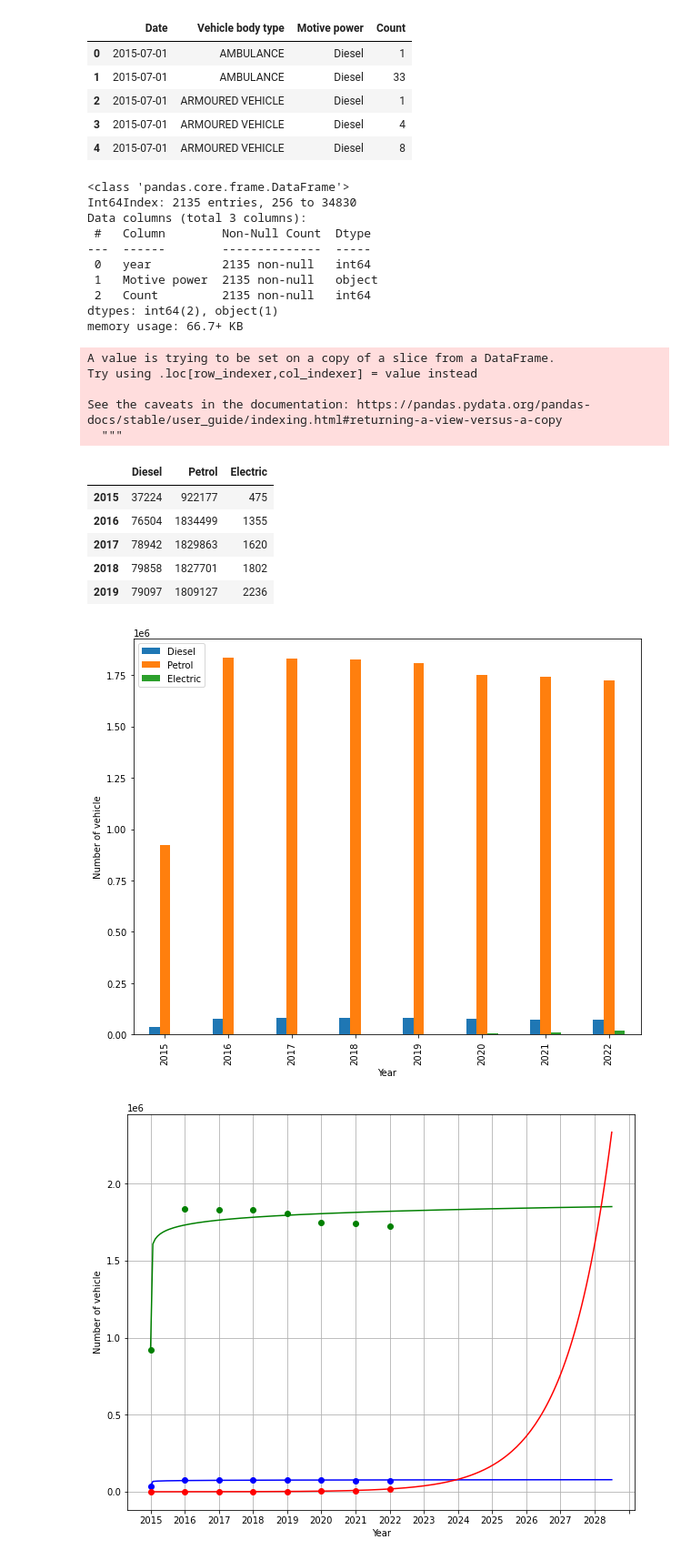
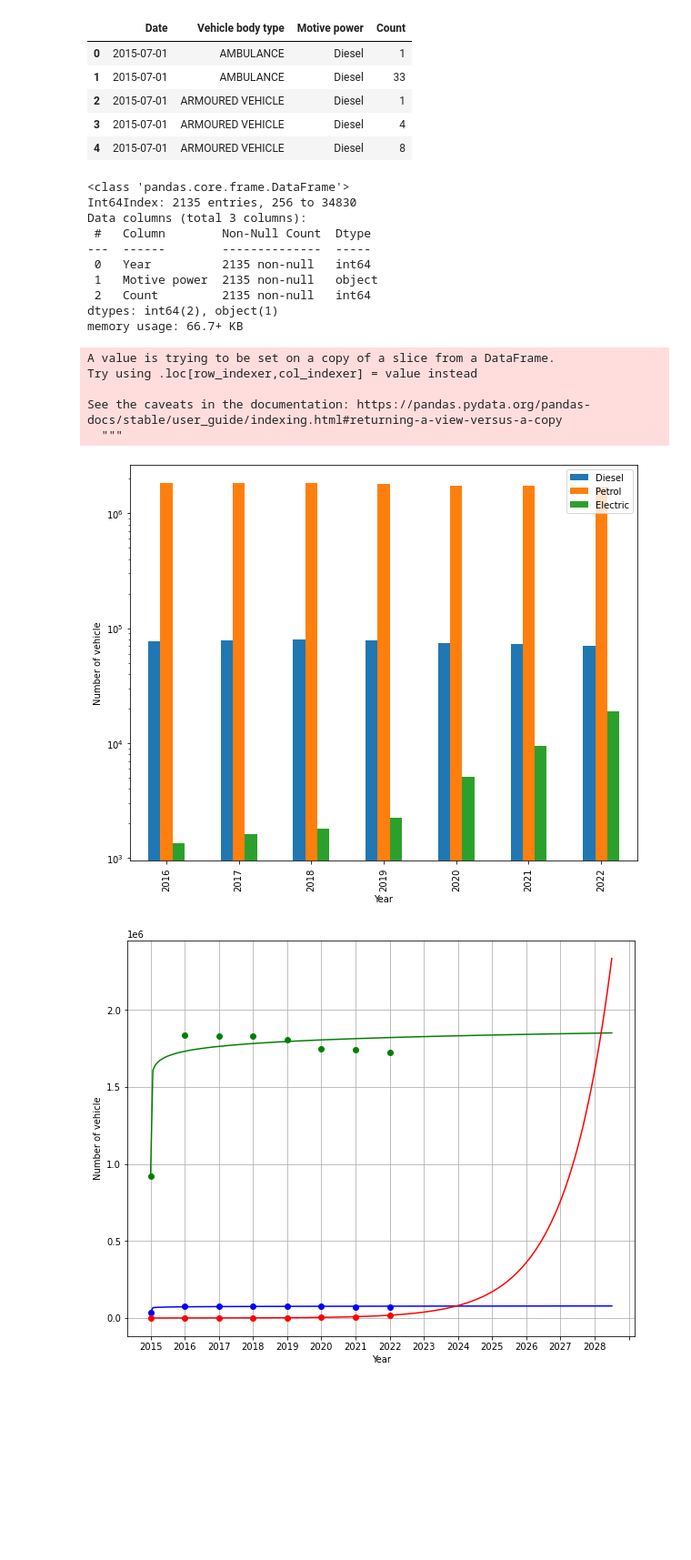
Before and after one commit to Kongfufack/Project_1_EV, a Jupyter notebook: EV_Market_Analysis.ipynb, the cells around one changed output. Shown at 91% size. Drawn from its saved outputs; the diff is of its cells as text; code cells hidden in the pictures; blank space fills up the shorter version.

Commit message:
updated plots comparison with other countries

```diff
--- a/EV_Market_Analysis.ipynb
+++ b/EV_Market_Analysis.ipynb
@@ -21,8 +21,8 @@ totalvACT_clear = totalvACT_df.loc[(totalvACT_df["Vehicle body type"] == "SEDAN"
                                     ((totalvACT_df["Motive power"] == "Diesel") |
                                     (totalvACT_df["Motive power"] == "Petrol") |
                                     (totalvACT_df["Motive power"] == "Electric"))]
-totalvACT_clear["year"] = pd.DatetimeIndex(totalvACT_clear.loc[:,"Date"]).year
-totalvACT_clear = totalvACT_clear[["year","Motive power","Count"]]
+totalvACT_clear["Year"] = pd.DatetimeIndex(totalvACT_clear.loc[:,"Date"]).year
+totalvACT_clear = totalvACT_clear[["Year","Motive power","Count"]]
 totalvACT_clear.info()
 # %% [output]
 <class 'pandas.core.frame.DataFrame'>
@@ -30,7 +30,7 @@ Int64Index: 2135 entries, 256 to 34830
 Data columns (total 3 columns):
  #   Column        Non-Null Count  Dtype
 ---  ------        --------------  -----
- 0   year          2135 non-null   int64
+ 0   Year          2135 non-null   int64
  1   Motive power  2135 non-null   object
  2   Count         2135 non-null   int64
 dtypes: int64(2), object(1)
@@ -41,26 +41,28 @@ Try using .loc[row_indexer,col_indexer] = value instead
 See the caveats in the documentation: https://pandas.pydata.org/pandas-docs/stable/user_guide/indexing.html#returning-a-view-versus-a-copy
   """
 # %%
-totalvACT_clear_grp = totalvACT_clear.groupby(["year","Motive power"])
+totalvACT_clear_grp = totalvACT_clear.groupby(["Year","Motive power"])
 totalvACT_clear_df = totalvACT_clear_grp["Count"].sum().reset_index(["Motive power"])
 year = [2015,2016,2017,2018,2019,2020,2021,2022]
 Diesel_ser = totalvACT_clear_df.loc[totalvACT_clear_df["Motive power"] == "Diesel"]["Count"]
 Petrol_ser = totalvACT_clear_df.loc[totalvACT_clear_df["Motive power"] == "Petrol"]["Count"]
 Electric_ser = totalvACT_clear_df.loc[totalvACT_clear_df["Motive power"] == "Electric"]["Count"]
 barchart_df = pd.DataFrame({"Diesel":Diesel_ser,
                             "Petrol":Petrol_ser,
                             "Electric":Electric_ser},
                             index=year)
+# barchart = barchart_df.plot(kind="bar",figsize=(10,8))
+# barchart.set_xlabel("Year")
+# barchart.set_ylabel("Number of vehicle")
+barchart_df.head()
+
+# found out 2015 is this outlier, could be half year data
+barchart_df = barchart_df.iloc[1:]
 barchart = barchart_df.plot(kind="bar",figsize=(10,8))
 barchart.set_xlabel("Year")
 barchart.set_ylabel("Number of vehicle")
-barchart_df.head()
+barchart.set_yscale("log")
+plt.show()
 # %% [output]
-|  | Diesel | Petrol | Electric |
-| 2015 | 37224 | 922177 | 475 |
-| 2016 | 76504 | 1834499 | 1355 |
-| 2017 | 78942 | 1829863 | 1620 |
-| 2018 | 79858 | 1827701 | 1802 |
-| 2019 | 79097 | 1809127 | 2236 |
-[figure, old version]
+[figure, new version]
 # %%
```
Also changed, not shown: parts of 16 cells of this notebook.
